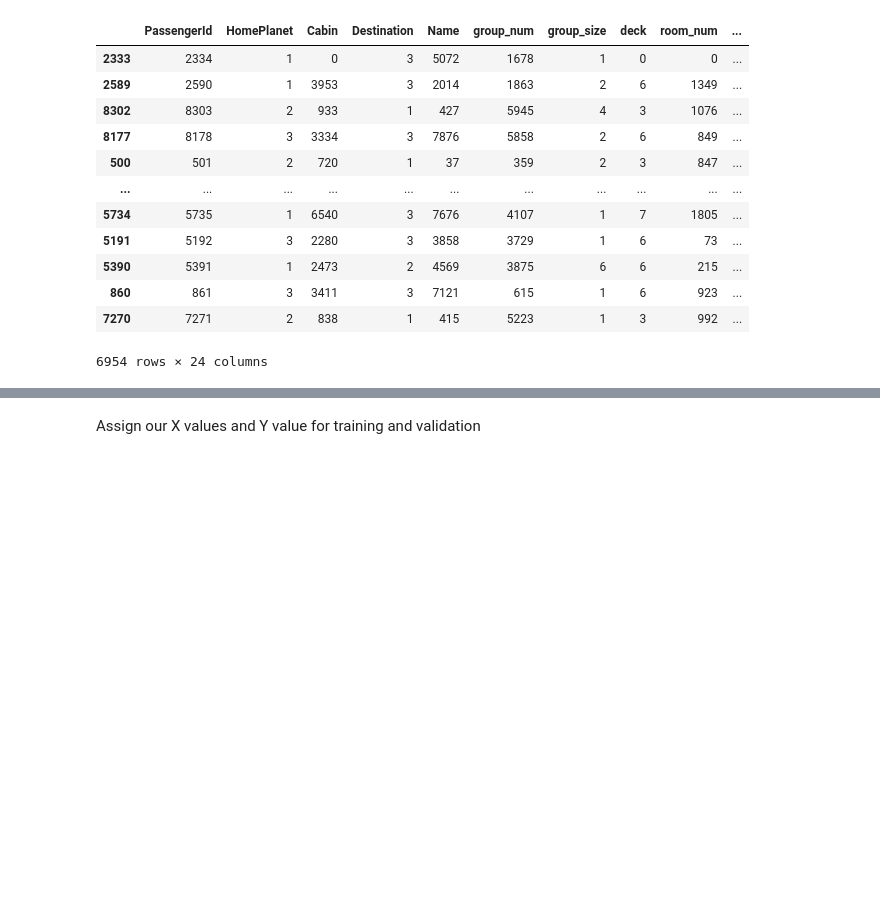
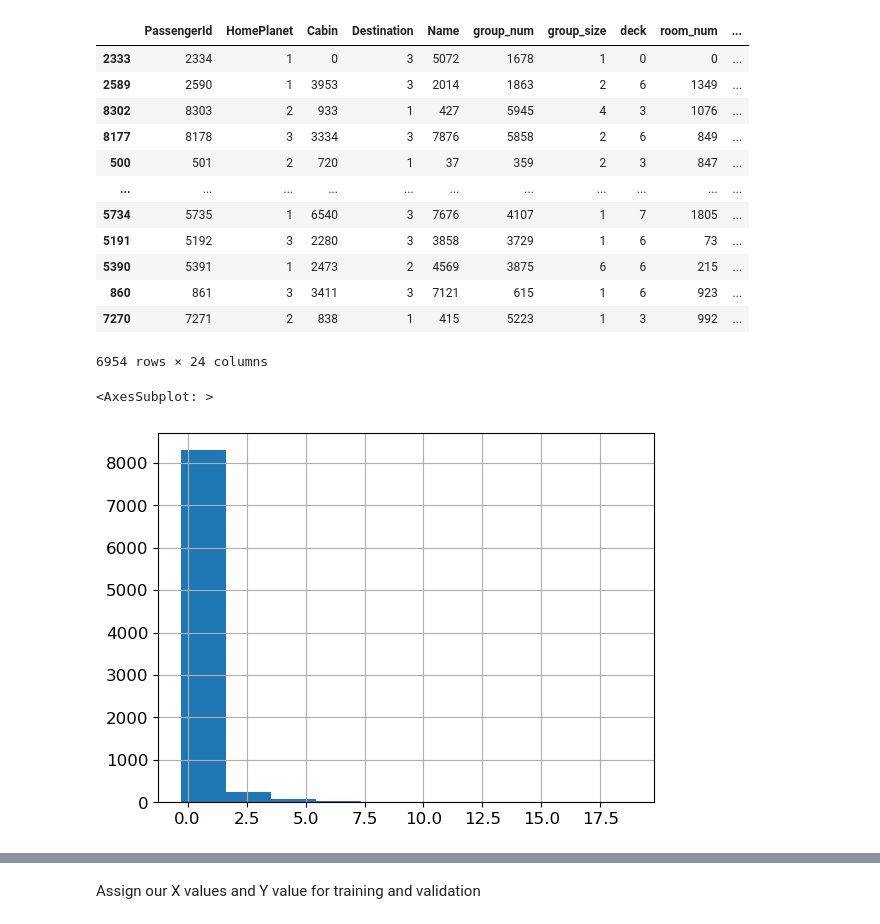
Before and after one commit to peterbull/spaceship-titanic, a Jupyter notebook: spaceship-titanic.ipynb, the cells around one changed output, grey strips where cells are left out. Drawn from its saved outputs; the diff is of its cells as text; code cells hidden in the pictures; blank space fills up the shorter version.

```diff
--- a/spaceship-titanic.ipynb
+++ b/spaceship-titanic.ipynb
@@ -356,3 +382,8 @@ to.train.xs
 | 860 | 861 | 3 | 3411 | 3 | 7121 | 615 | 1 | 6 | 923 | ... |
 | 7270 | 7271 | 2 | 838 | 1 | 415 | 5223 | 1 | 3 | 992 | ... |
 6954 rows × 24 columns
+# %%
+to['FoodCourt'].hist()
+# %% [output]
+<AxesSubplot: >
+[figure, added]
```
Also changed, not shown: parts of 18 cells of this notebook.
